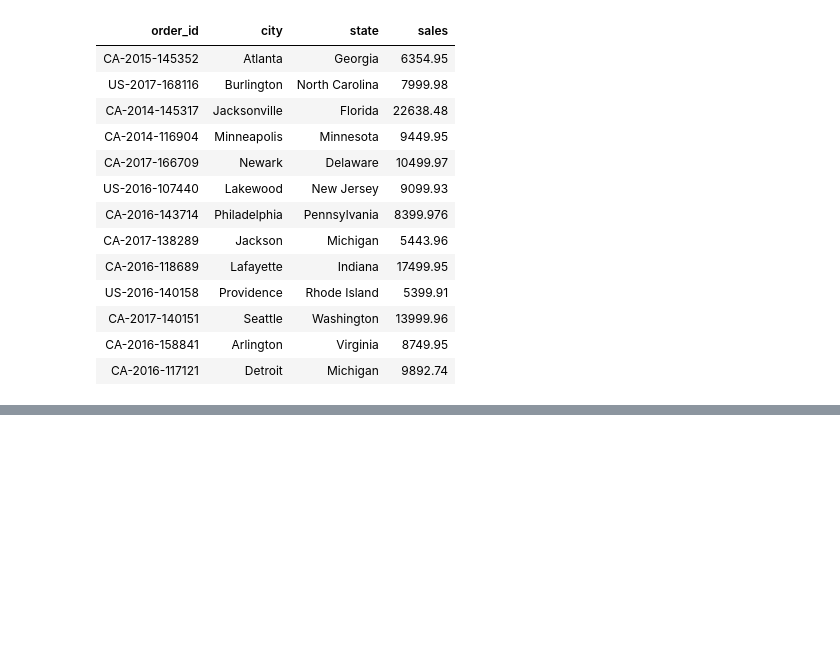
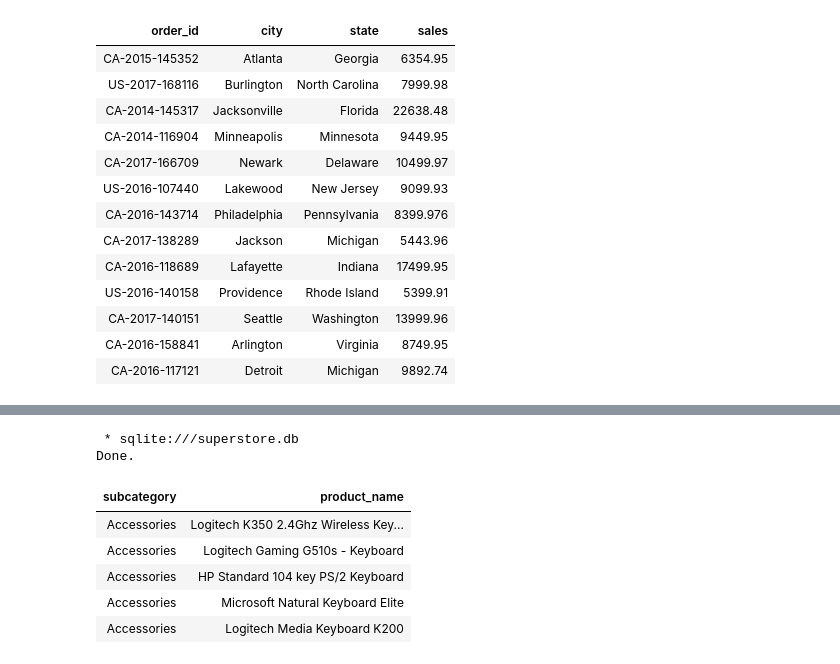
Before and after one commit to TomazFilgueira/Dq_Datascientist, a Jupyter notebook: 5 - Working with Datasources using SQL/5.1 - Introduction to SQL and Databases/5.4 - Filtering with Strings and Categories.ipynb, the cells around one changed output, grey strips where cells are left out. Saved outputs shown, nothing was run; the diff lists cells and outputs as text; code cells hidden in the pictures; blank space fills up the shorter version.

```diff
--- a/5 - Working with Datasources using SQL/5.1 - Introduction to SQL and Databases/5.4 - Filtering with Strings and Categories.ipynb
+++ b/5 - Working with Datasources using SQL/5.1 - Introduction to SQL and Databases/5.4 - Filtering with Strings and Categories.ipynb
@@ -240,0 +293,15 @@ Done.
+# %%
+%%sql
+SELECT DISTINCT subcategory, product_name
+from orders
+where product_name like '%keyboard%'
+Limit 5;
+# %% [output]
+ * sqlite:///superstore.db
+Done.
+| subcategory | product_name |
+| Accessories | Logitech K350 2.4Ghz Wireless Key... |
+| Accessories | Logitech Gaming G510s - Keyboard |
+| Accessories | HP Standard 104 key PS/2 Keyboard |
+| Accessories | Microsoft Natural Keyboard Elite |
+| Accessories | Logitech Media Keyboard K200 |
```
Also changed, not shown: parts of 15 cells of this notebook.
